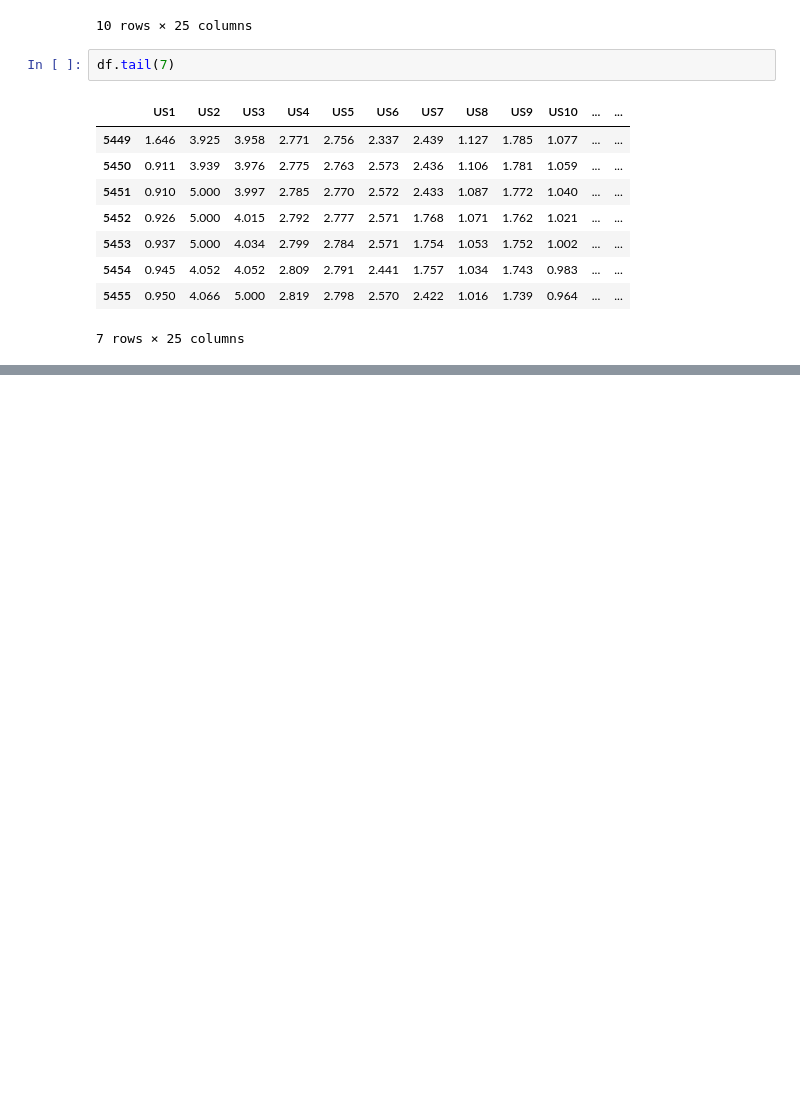
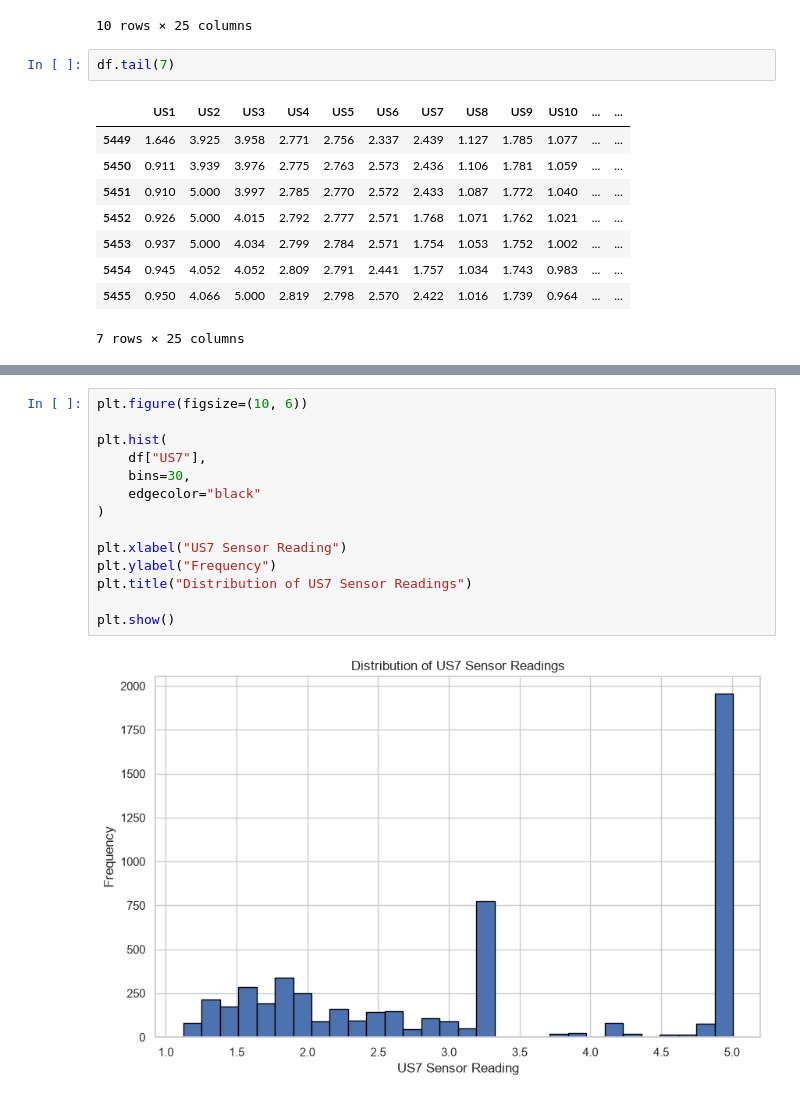
Before and after one commit to jannatjarin/robot-navigation-ml, a Jupyter notebook: notebooks/robot_navigation.ipynb, the cells around one changed output, grey strips where cells are left out. Saved outputs shown, nothing was run; the diff lists cells and outputs as text; blank space fills up the shorter version.

```diff
--- a/notebooks/robot_navigation.ipynb
+++ b/notebooks/robot_navigation.ipynb
@@ -85,0 +331,16 @@ df.tail(7)
+# %%
+plt.figure(figsize=(10, 6))
+
+plt.hist(
+    df["US7"],
+    bins=30,
+    edgecolor="black"
+)
+
+plt.xlabel("US7 Sensor Reading")
+plt.ylabel("Frequency")
+plt.title("Distribution of US7 Sensor Readings")
+
+plt.show()
+# %% [output]
+[figure, added]
```
Also changed, not shown: parts of 26 cells of this notebook.
